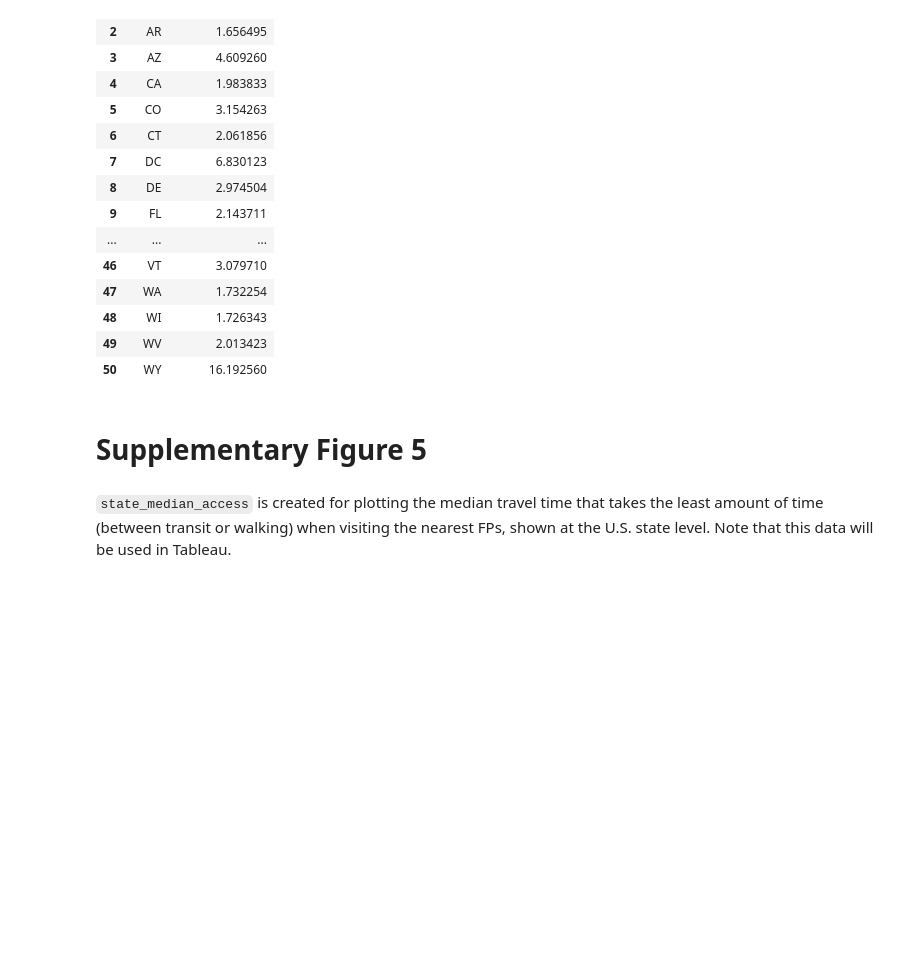
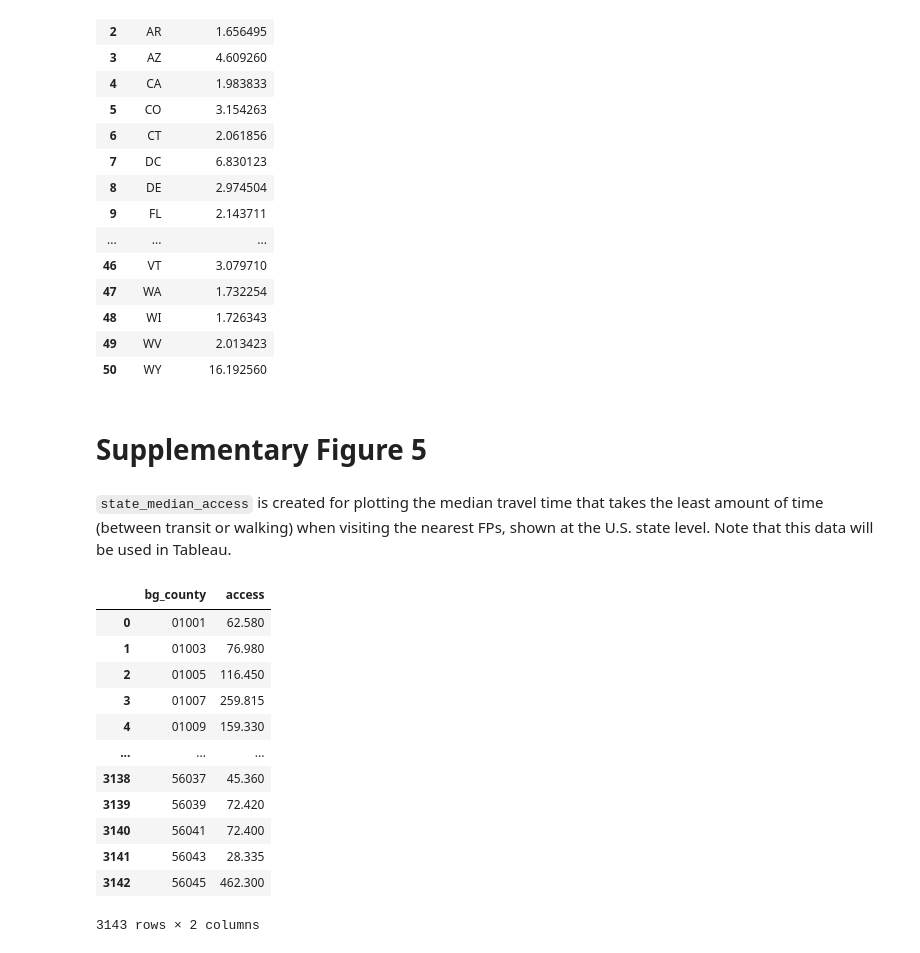
Before and after one commit to mimn97/pantry-research, a Jupyter notebook: notebooks/supp_material.ipynb, the cells around one changed output. Cells and saved outputs as stored; diff of their text form; code cells hidden in the pictures; blank space fills up the shorter version.

```diff
--- a/notebooks/supp_material.ipynb
+++ b/notebooks/supp_material.ipynb
@@ -537,7 +537,22 @@ state_no_pantry
 # %% [markdown]
 `state_median_access` is created for plotting the median travel time that takes the least amount of time (between transit or walking) when visiting the nearest FPs, shown at the U.S. state level. Note that this data will be used in Tableau.
 # %%
-state_median_access = bg_access.groupby('bg_state').median()[['access']]
-state_median_access.reset_index(inplace=True)
+state_median_access = bg_access.groupby('bg_county')['access'].median().reset_index()
+# %%
+state_median_access
+# %% [output]
+|  | bg_county | access |
+| 0 | 01001 | 62.580 |
+| 1 | 01003 | 76.980 |
+| 2 | 01005 | 116.450 |
+| 3 | 01007 | 259.815 |
+| 4 | 01009 | 159.330 |
+| ... | ... | ... |
+| 3138 | 56037 | 45.360 |
+| 3139 | 56039 | 72.420 |
+| 3140 | 56041 | 72.400 |
+| 3141 | 56043 | 28.335 |
+| 3142 | 56045 | 462.300 |
+3143 rows × 2 columns
 # %%
 #state_median_access.to_csv('../data/state_median_access.csv', index=False)
```
Also changed, not shown: parts of 4 cells of this notebook, 7 other files.
